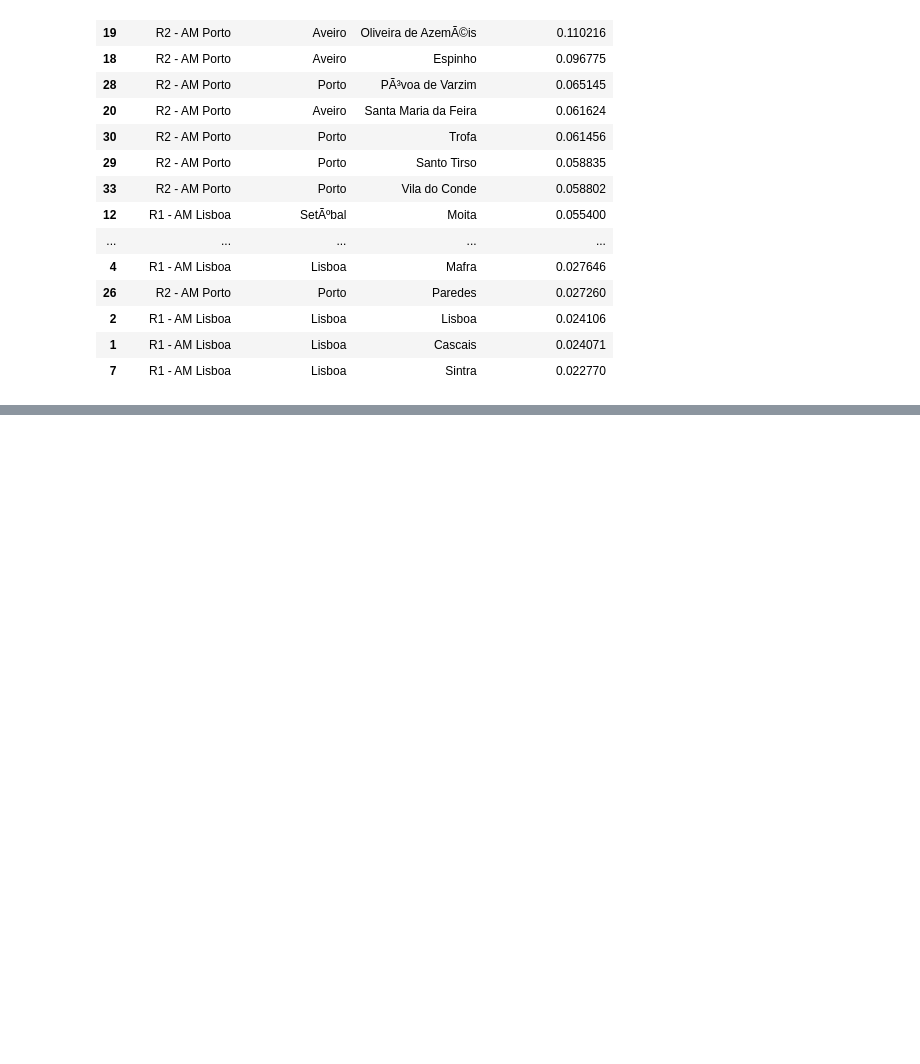
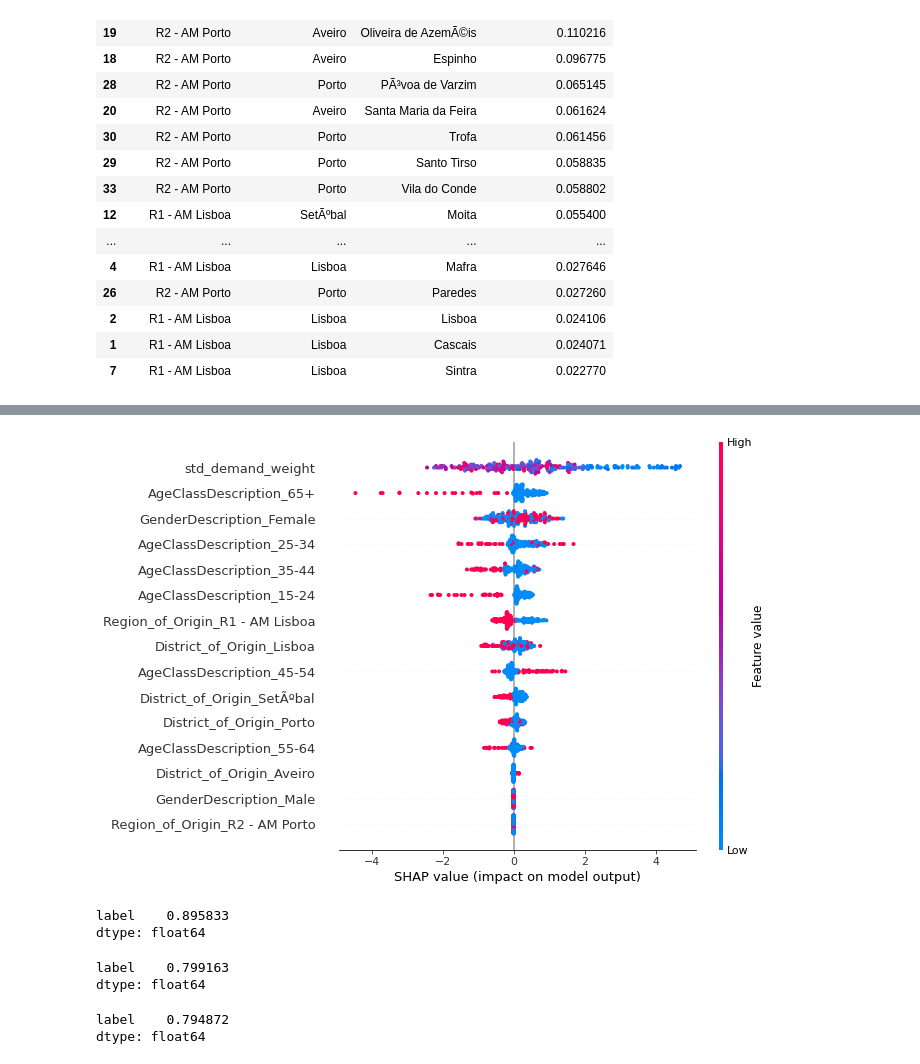
Before and after one commit to TiagoFilipeSousaGoncalves/wdl-tech-moguls, a Jupyter notebook: stage-1/code/Deliverable.ipynb, the cells around one changed output, grey strips where cells are left out. Drawn from its saved outputs; the diff is of its cells as text; code cells hidden in the pictures; blank space fills up the shorter version.

```diff
--- a/stage-1/code/Deliverable.ipynb
+++ b/stage-1/code/Deliverable.ipynb
@@ -197,0 +203,2 @@ tmp.merge(churn_od_std_demand)
+# %%
+tmp3 = daily_users_changes.merge(churn_od_std_demand)
@@ -197,0 +214,2 @@ tmp.merge(churn_od_std_demand)
+# %%
+tmp3['label'] = np.where(tmp3['Relative_Change_AverageBusUsers'] > 0, 0, 1)
@@ -197,0 +218,14 @@ tmp.merge(churn_od_std_demand)
+# %%
+xgb = XGBClassifier()
+
+CAT_COLS = ["Region_of_Origin", 'District_of_Origin', 'GenderDescription', 'AgeClassDescription']
+LABEL_COL = ['label']
+CONT_COLS = ['std_demand_weight']
+
+df_train = tmp3[CAT_COLS + LABEL_COL + CONT_COLS]
+df_train = pd.get_dummies(df_train, columns=CAT_COLS)
+y_train = df_train[LABEL_COL]
+df_train = df_train.drop(columns=
+    LABEL_COL)
+
+xgb.fit(df_train, y_train)
@@ -197,0 +244,26 @@ tmp.merge(churn_od_std_demand)
+# %%
+import shap
+
+# make sure the SHAP values add up to marginal predictions
+pred = xgb.predict(df_train, output_margin=True)
+explainer = shap.TreeExplainer(xgb)
+shap_values = explainer.shap_values(df_train)
+# %%
+shap.summary_plot(shap_values, df_train)
+# %% [output]
+[figure, added]
+# %%
+y_train[df_train['AgeClassDescription_45-54'] == 1].mean()
+# %% [output]
+label    0.895833
+dtype: float64
+# %%
+y_train.mean()
+# %% [output]
+label    0.799163
+dtype: float64
+# %%
+y_train[df_train['GenderDescription_Male'] == 1].mean()
+# %% [output]
+label    0.794872
+dtype: float64
```
Also changed, not shown: parts of 10 cells of this notebook.
